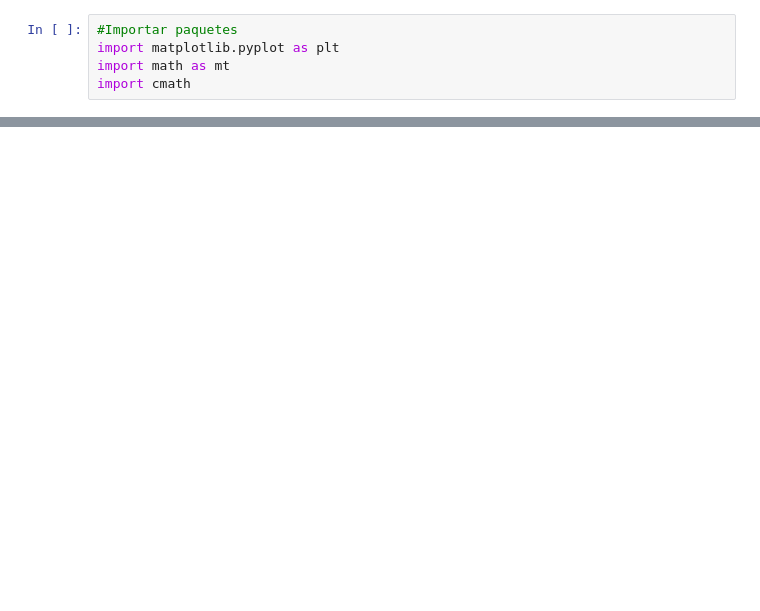
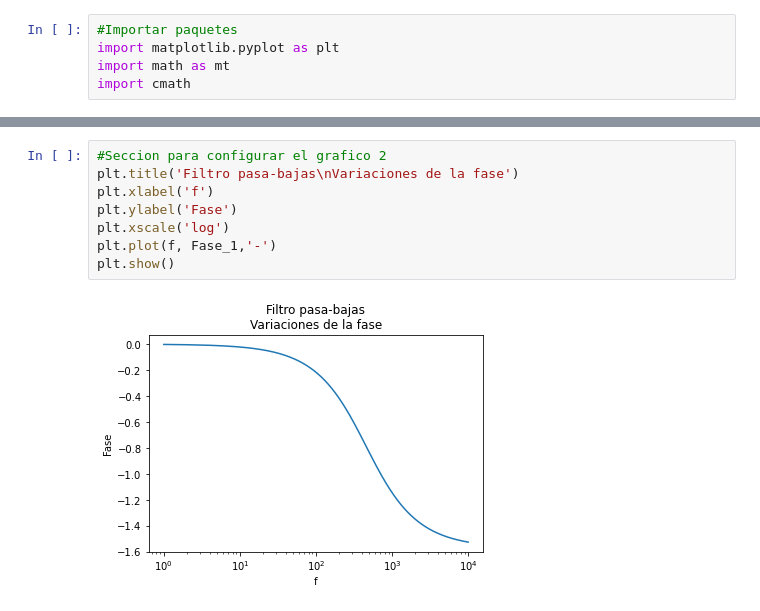
Before and after one commit to Edgar-La/Measurement-and-instrumentation, a Jupyter notebook: 04M2-Active_filters/Phasors.ipynb, the cells around one changed output, grey strips where cells are left out. Drawn from its saved outputs; the diff is of its cells as text; blank space fills up the shorter version.

```diff
--- a/04M2-Active_filters/Phasors.ipynb
+++ b/04M2-Active_filters/Phasors.ipynb
@@ -47,0 +73,10 @@ plt.show()
+# %%
+#Seccion para configurar el grafico 2
+plt.title('Filtro pasa-bajas\nVariaciones de la fase')
+plt.xlabel('f')
+plt.ylabel('Fase')
+plt.xscale('log')
+plt.plot(f, Fase_1,'-')
+plt.show()
+# %% [output]
+[figure, added]
```
Also changed, not shown: parts of 13 cells of this notebook.
